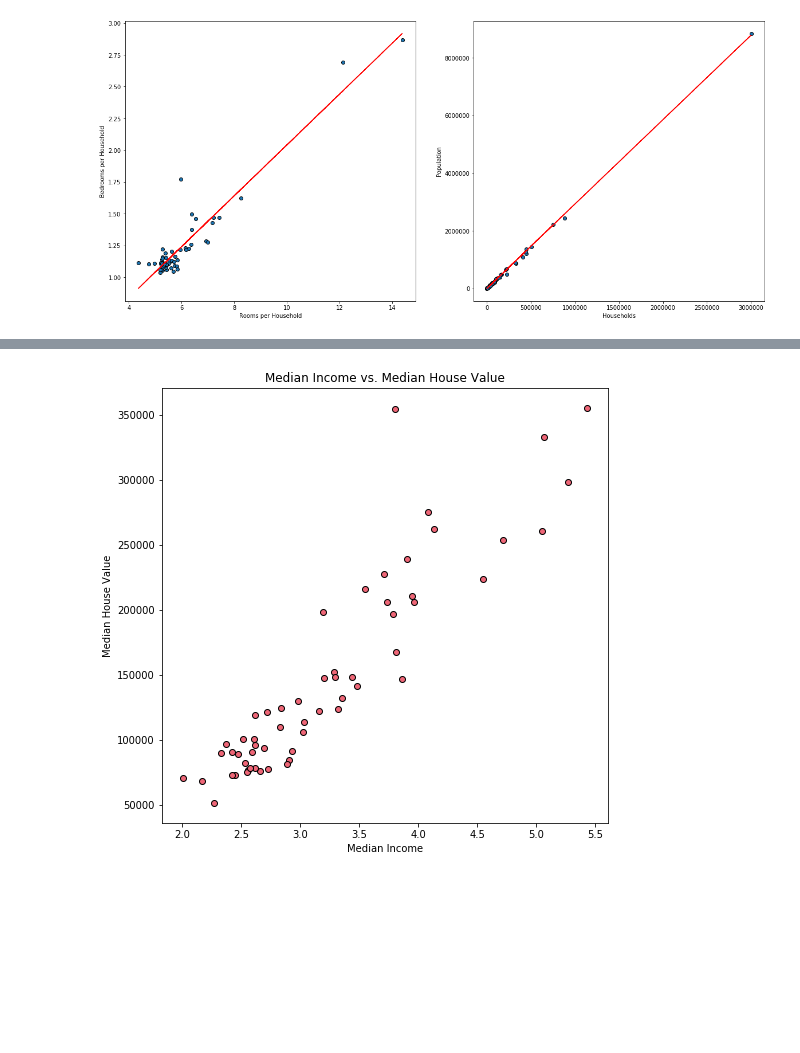
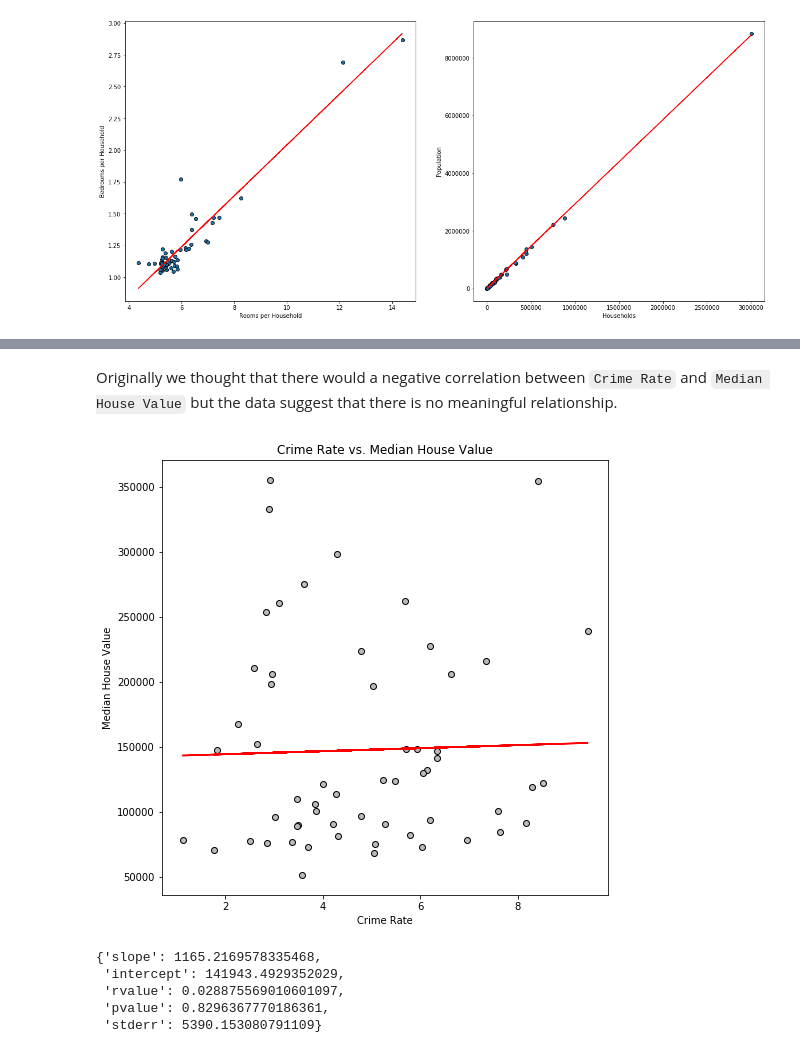
Before and after one commit to phamkdaniel/Cali-Housing-Project, a Jupyter notebook: analysis.ipynb, the cells around one changed output, grey strips where cells are left out. Saved outputs shown, nothing was run; the diff lists cells and outputs as text; code cells hidden in the pictures; blank space fills up the shorter version.

```diff
--- a/analysis.ipynb
+++ b/analysis.ipynb
@@ -13,7 +13,7 @@ import scipy.stats as stats
 Here we define a helper function to plot the scatterplots.
 # %%
 # plots scatterplot relationship between two Series and saves to Images folder
-def scatter(ser1, ser2, labels=None):
+def scatter(ser1, ser2, labels=None, reg=False):
     clrs = ['#4477aa', '#66ccee', '#228833', '#ccbb44', '#ee6677', '#aa3377', '#bbbbbb']
 
     fig, ax = plt.subplots(figsize=(8, 8))
@@ -24,13 +24,30 @@ def scatter(ser1, ser2, labels=None):
     if labels == None:
         labels = [ser1.name, ser2.name]
 
-    ax.set_title(f"{labels[0]} vs. {labels[1]}")
+    figtitle = f"{labels[0]} vs. {labels[1]}"
+
+    ax.set_title(figtitle)
     ax.set_xlabel(labels[0])
     ax.set_ylabel(labels[1])
 
-    plt.savefig(f"Images/{labels[0]} vs. {labels[1]}.png")
+    if reg == True:
+        slope, intercept, rvalue, pvalue, stderr = stats.linregress(ser1, ser2)
+        line = ser1 * slope + intercept
+        plt.plot(ser1, line, color = 'r')
 
+        summary = {
+            "slope" : slope,
+            "intercept" : intercept,
+            "rvalue" : rvalue,
+            "pvalue" : pvalue,
+            "stderr" : stderr
+        }
+
+#     plt.savefig(f"Images/{figtitle}.png")
     plt.show()
+
+    if reg == True:
+        return summary
 # %%
 # import csv
 housing_df = pd.read_csv("Resources/complete_housing_data.csv")
@@ -170,5 +218,12 @@ scatter(county_rooms_per_household, county_house_age, labels=labels)
+# %% [markdown]
+Originally we thought that there would a negative correlation between `Crime Rate` and `Median House Value` but the data suggest that there is no meaningful relationship.
 # %%
-labels = ["Median Income", "Median House Value"]
-scatter(county_median_income, county_house_value, labels=labels)
+labels = ["Crime Rate", "Median House Value"]
+scatter(county_crime_rate, county_house_value, labels=labels, reg=True)
 # %% [output]
-[figure, old version]
+[figure, new version]
+{'slope': 1165.2169578335468,
+ 'intercept': 141943.4929352029,
+ 'rvalue': 0.028875569010601097,
+ 'pvalue': 0.8296367770186361,
+ 'stderr': 5390.153080791109}
```
Also changed, not shown: parts of 21 cells of this notebook.
